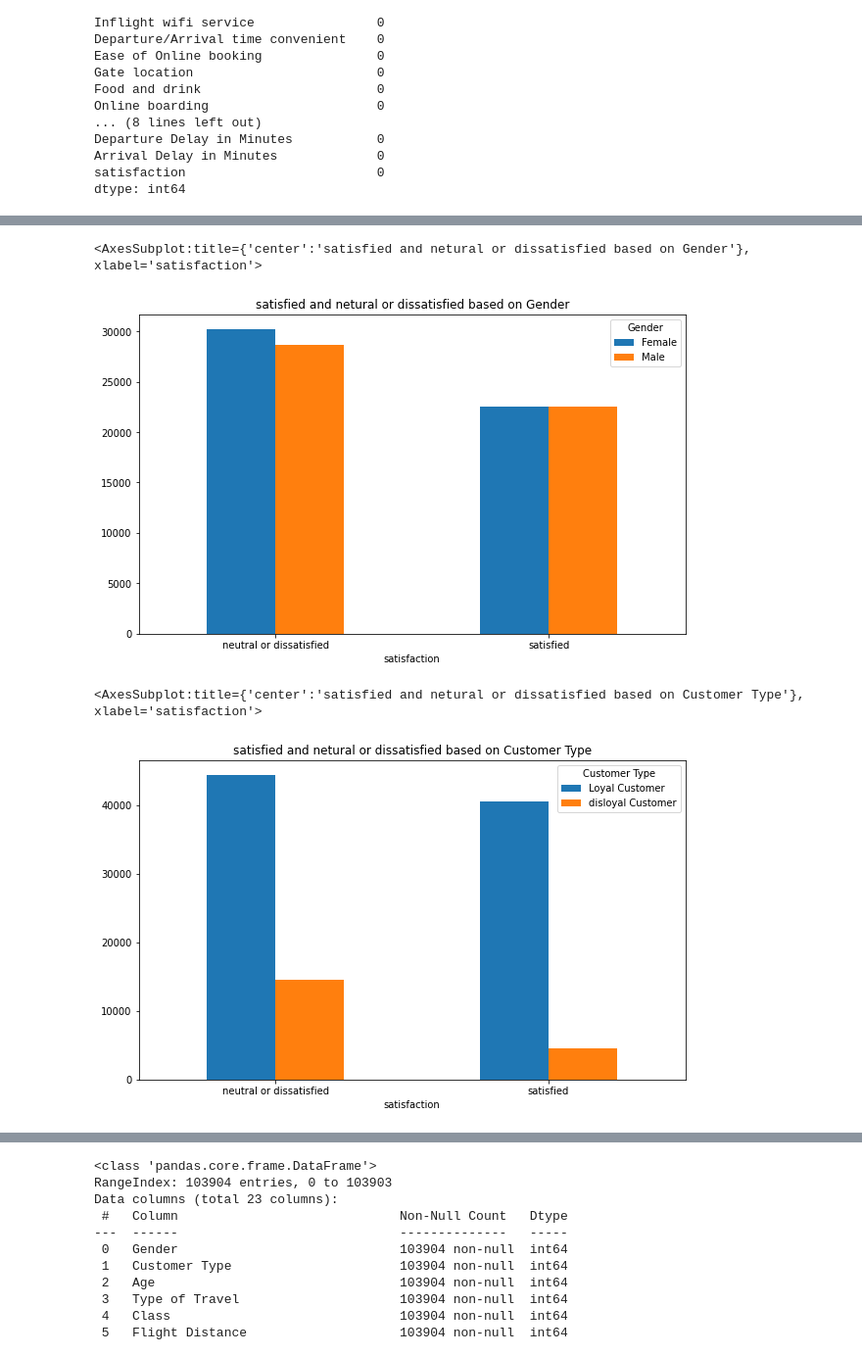
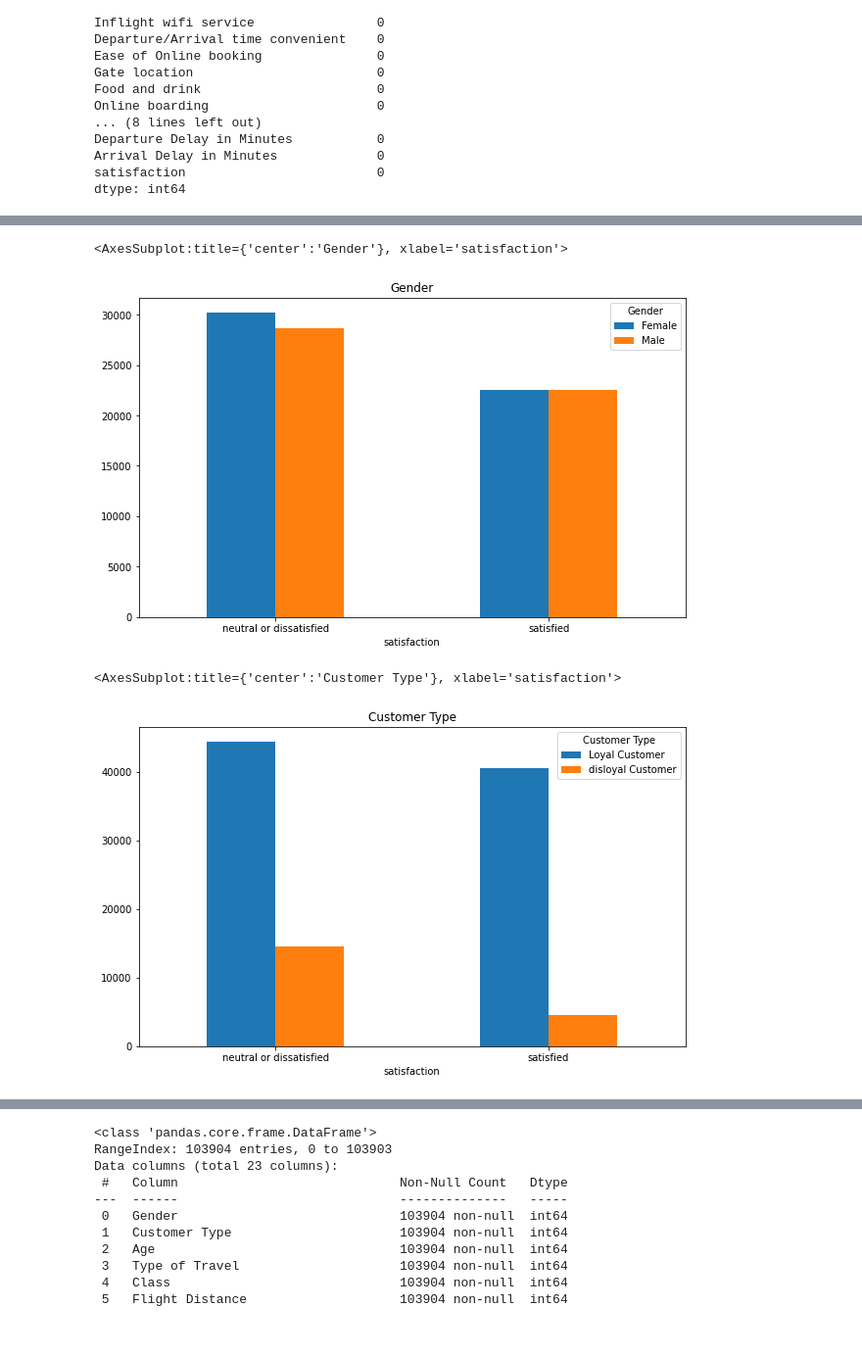
Before and after one commit to dynle/2020f-ML, a Jupyter notebook: project/airlinesatisfaction/code.ipynb, the cells around one changed output, grey strips where cells are left out. Shown at 98% size. Drawn from its saved outputs; the diff is of its cells as text; code cells hidden in the pictures.

```diff
--- a/project/airlinesatisfaction/code.ipynb
+++ b/project/airlinesatisfaction/code.ipynb
@@ -117,14 +117,14 @@ plt.show()
 # %%
 class_df = train.groupby(['satisfaction','Gender'])['satisfaction'].count().unstack('Gender')
-class_df.plot(figsize=(10,6),title='satisfied and netural or dissatisfied based on Gender',kind='bar',rot=0)
+class_df.plot(figsize=(10,6),title='Gender',kind='bar',rot=0)
 # %% [output]
-<AxesSubplot:title={'center':'satisfied and netural or dissatisfied based on Gender'}, xlabel='satisfaction'>
+<AxesSubplot:title={'center':'Gender'}, xlabel='satisfaction'>
-[figure, old version]
+[figure, new version]
 # %%
 class_df = train.groupby(['satisfaction','Customer Type'])['satisfaction'].count().unstack('Customer Type')
-class_df.plot(figsize=(10,6),title='satisfied and netural or dissatisfied based on Customer Type',kind='bar',rot=0)
+class_df.plot(figsize=(10,6),title='Customer Type',kind='bar',rot=0)
 # %% [output]
-<AxesSubplot:title={'center':'satisfied and netural or dissatisfied based on Customer Type'}, xlabel='satisfaction'>
+<AxesSubplot:title={'center':'Customer Type'}, xlabel='satisfaction'>
-[figure, old version]
+[figure, new version]
 # %%
 class_df = train.groupby(['satisfaction','Type of Travel'])['satisfaction'].count().unstack('Type of Travel')
```
Also changed, not shown: parts of 13 cells of this notebook, 1 other file.
